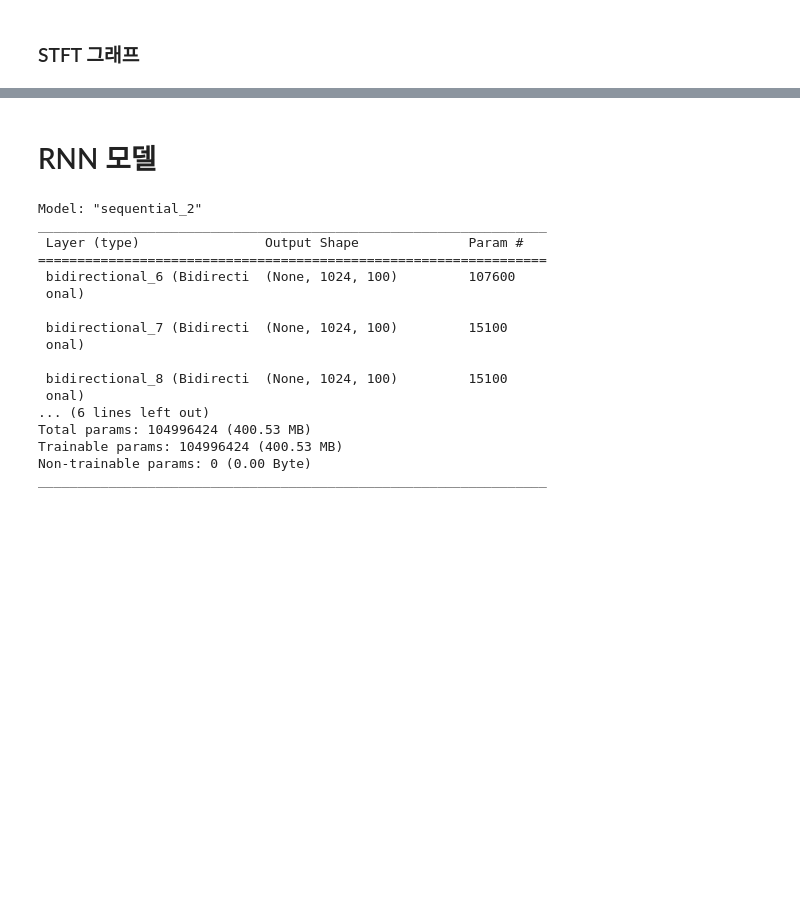
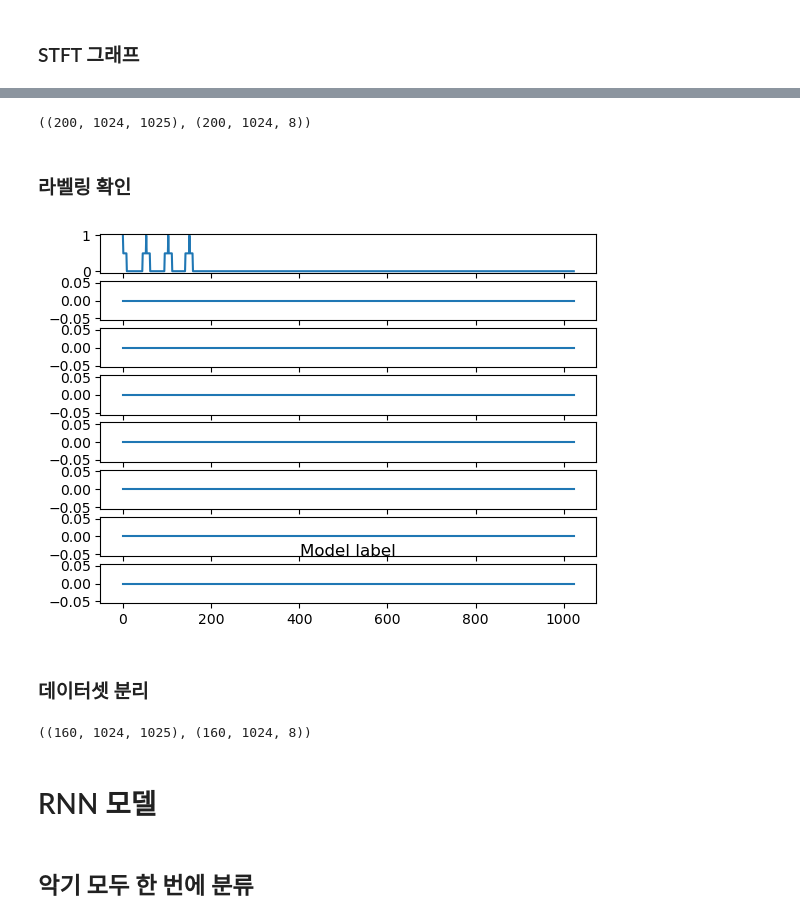
Before and after one commit to DoongDoongMaster/auto-drum-transcription, a Jupyter notebook: src/drum_classification_sequence.ipynb, the cells around one changed output, grey strips where cells are left out. Saved outputs shown, nothing was run; the diff lists cells and outputs as text; code cells hidden in the pictures; blank space fills up the shorter version.

```diff
--- a/src/drum_classification_sequence.ipynb
+++ b/src/drum_classification_sequence.ipynb
@@ -303,0 +379,10 @@ fig.colorbar(img, ax=ax, format="%+2.0f dB")
+# %%
+import os
+import numpy as np
+import random
+
+root_path="../data/sequence_data/"
+X_data_full = get_audio_paths(root_path)
+
+random.shuffle(X_data_full)
+X_data_full
@@ -303,0 +407,6 @@ fig.colorbar(img, ax=ax, format="%+2.0f dB")
+# %%
+ONSET_DURATION = 0.1
+TIME_WIDTH = 1024
+N_FFT = 2048
+HOP_LENGTH = 512
+WIN_LENGTH = 2048
@@ -303,0 +471,2 @@ fig.colorbar(img, ax=ax, format="%+2.0f dB")
+# %%
+X_data, Y_data = data_labeling(X_data_full[:200])
@@ -303,0 +491,6 @@ fig.colorbar(img, ax=ax, format="%+2.0f dB")
+# %%
+X_data.shape, Y_data.shape
+# %% [output]
+((200, 1024, 1025), (200, 1024, 8))
+# %% [markdown]
+### 라벨링 확인
@@ -304,5 +499,31 @@ fig.colorbar(img, ax=ax, format="%+2.0f dB")
+# %%
+import matplotlib.pyplot as plt
+
+num = 0
+Y_data[num]
+for i in range(len(code2drum)):
+    plt.subplot(8,1,i+1)
+    plt.plot(Y_data[num,:,i])
+plt.title('Model label')
+plt.show()
+# %% [output]
+[figure, added]
+# %% [markdown]
+### 데이터셋 분리
+# %%
+# split train & test dataset
+test_cnt = (int)(X_data.shape[0] * 0.2)
+
+X_train, Y_train = X_data[:-test_cnt], Y_data[:-test_cnt]
+X_test, Y_test = X_data[-test_cnt:], Y_data[-test_cnt:]
+
+X_train.shape, Y_train.shape
+# %% [output]
+((160, 1024, 1025), (160, 1024, 8))
 # %% [markdown]
 # RNN 모델
+# %% [markdown]
+## 악기 모두 한 번에 분류
 # %%
 import tensorflow as tf
 
@@ -310,36 +531,19 @@ import tensorflow as tf
 model = tf.keras.Sequential()
 
 # bidirection-RNN layer
-model.add(tf.keras.layers.Bidirectional(tf.keras.layers.SimpleRNN(50, return_sequences=True, input_shape=(TIME_WIDTH, N_FFT // 2 + 1), activation='sigmoid')))
-model.add(tf.keras.layers.Bidirectional(tf.keras.layers.SimpleRNN(50, return_sequences=True, activation='sigmoid')))
-model.add(tf.keras.layers.Bidirectional(tf.keras.layers.SimpleRNN(50, return_sequences=True, activation='sigmoid')))
+unit_number = 50
+model.add(tf.keras.layers.Bidirectional(tf.keras.layers.SimpleRNN(unit_number, return_sequences=True, input_shape=(TIME_WIDTH, N_FFT // 2 + 1), activation='relu')))
+model.add(tf.keras.layers.Bidirectional(tf.keras.layers.SimpleRNN(unit_number, return_sequences=True, activation='relu')))
+model.add(tf.keras.layers.Bidirectional(tf.keras.layers.SimpleRNN(unit_number, return_sequences=True, activation='relu')))
 
 # Flatten layer
 model.add(tf.keras.layers.Flatten())
 
 # dense layer
-model.add(tf.keras.layers.Dense(TIME_WIDTH, activation='sigmoid'))
+model.add(tf.keras.layers.Dense(TIME_WIDTH * len(code2drum), activation='sigmoid'))
 
 model.build((None, TIME_WIDTH, N_FFT // 2 + 1))
 model.summary()
-# %% [output]
-Model: "sequential_2"
-_________________________________________________________________
- Layer (type)                Output Shape              Param #
-=================================================================
- bidirectional_6 (Bidirecti  (None, 1024, 100)         107600
- onal)
-
- bidirectional_7 (Bidirecti  (None, 1024, 100)         15100
- onal)
-
- bidirectional_8 (Bidirecti  (None, 1024, 100)         15100
- onal)
-... (6 lines left out)
-Total params: 104996424 (400.53 MB)
-Trainable params: 104996424 (400.53 MB)
-Non-trainable params: 0 (0.00 Byte)
-_________________________________________________________________
 # %%
 # compile the model
 opt = tf.keras.optimizers.SGD(learning_rate=0.01, momentum=0.9)
```
Also changed, not shown: parts of 50 cells of this notebook.
